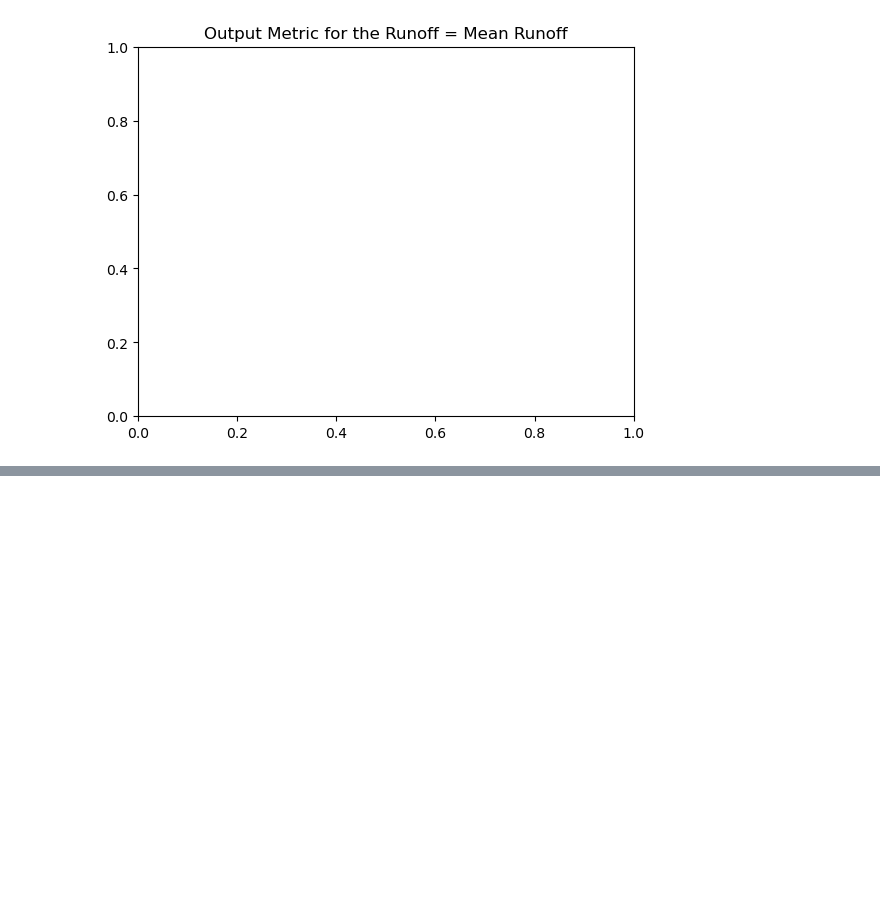
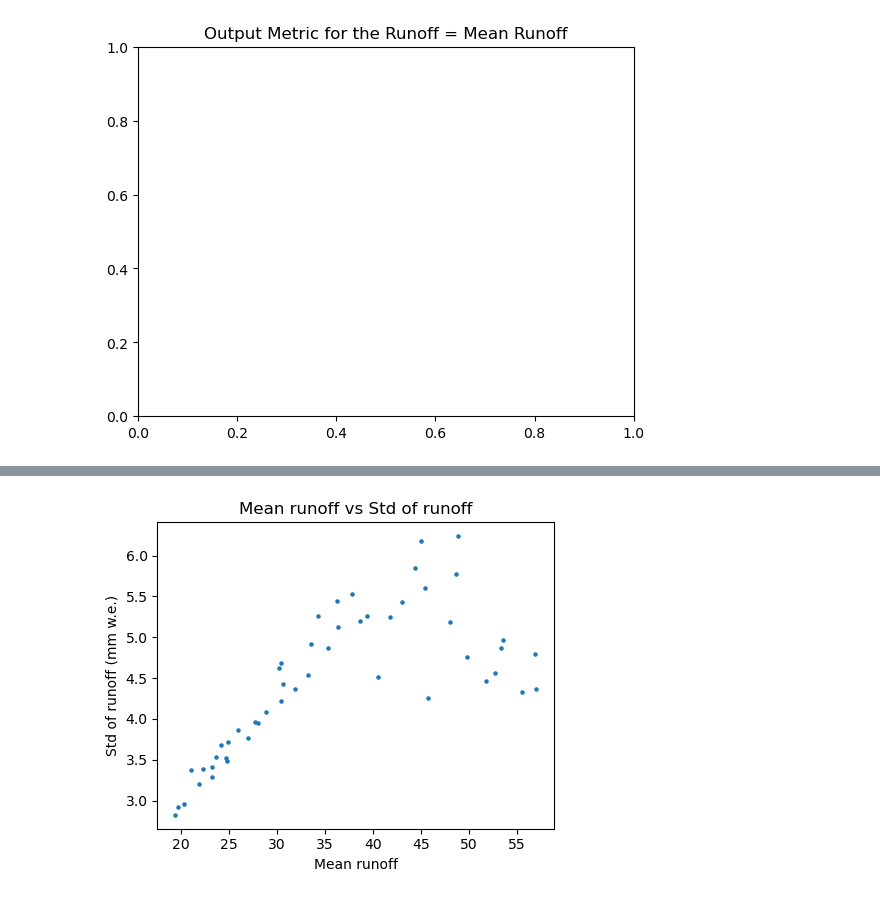
Before and after one commit to chloe-hancock/oggm, a Jupyter notebook: oggm/sandbox/notebooks/sensitvity_SAFE/safe_and_oggm_runoff.ipynb, the cells around one changed output, grey strips where cells are left out. Drawn from its saved outputs; the diff is of its cells as text; code cells hidden in the pictures; blank space fills up the shorter version.

Commit message:
Added the run_with_runoff functionality into the flowline.py file, added a new notebook for the updated workflow

```diff
--- a/oggm/sandbox/notebooks/sensitvity_SAFE/safe_and_oggm_runoff.ipynb
+++ b/oggm/sandbox/notebooks/sensitvity_SAFE/safe_and_oggm_runoff.ipynb
@@ -113,5 +123,6 @@ cfg.PARAMS['store_model_geometry'] = True
 # %%
 def run_with_runoff(sample_row,
+                    row_index,
                     gdir,
                     years=range(1979, 2020), # Observational data period for HEF, but can be changed to a different period if desired
                     init_model_yr=1901, # Was 1979
@@ -119,7 +130,8 @@ def run_with_runoff(sample_row,
                     min_ys=1901, # Was 1979
                     ref_area_yr=2004,
                     spinup_period=21,
-                    settings_filesuffix=''):
+                    settings_filesuffix='',
+                    csv_filepath='runoff_output.csv'):
 
     # TODO: Add docstring to this function, and also check how the settings_filesuffix is being used in the rest of the code and whether we need it here, add explanations for each parameter
 
@@ -180,4 +192,6 @@ def run_with_runoff(sample_row,
     # Convert them to megatonnes (instead of kg)
     runoff = df_runoff.sum(axis=1).to_numpy()
 
+    write_runoff_to_csv_file(csv_filepath, list(range(years[0]+spinup_period, years[-1]+1)), runoff, row_index)
+
     return np.array(runoff)
@@ -536,0 +688,31 @@ interactive(children=(Dropdown(description='metric', options=('Mean Runoff', 'St
+# %%
+X_labels = ['melt_f', 'prcp_fac', 'temp_bias']
+M = len(X_labels)
+cfg.PARAMS['error_when_glacier_reaches_boundaries'] = False
+gdir_hef.settings['error_when_glacier_reaches_boundaries'] = False # TODO- When more realistic, I assume we will not need this?
+distr_fun = st.uniform # Uniform distribution for all parameters
+x_min = np.array([1.5, 2.0, -0.1]) # Minimum values for each parameter
+x_max = np.array([3.0, 4.0, 0.1]) # Maximum values for each parameter
+# The default ranges error with the dynamic spinup, we need to reduce these ranges - ideally to something closer to the Hinteresfirner glacier to be able to complete a dynamic spinup
+distr_par = [np.nan] * M
+for i in range(M):
+    distr_par[i] = [x_min[i], x_max[i] - x_min[i]]
+
+samp_strat = 'lhs'
+
+N = 50 # Number of samples
+X = AAT_sampling(samp_strat, M, distr_fun, distr_par, N) # Generate the samples
+
+YY = runoff_execution(tasks.run_with_runoff,
+                 X, #All samples
+                 gdir_hef, # Hinteresfirner Glacier directory
+                 range(1979, 2020), # years
+                 1901, # Simulation start year - needs to be early enough to allow for spinup before the period we are interested in
+                 1901, # Was 1979
+                 1901, # Was 1979
+                 2004, # Reference area year - needs to be a year for which we have observed area data for the glacier, so we can use this to constrain the modelled glacier area during the spinup period
+                 21, # Spinup period in years (we are cutting this off, once the glacier has reached an equilibrium state, but this can be changed to a different period if desired)
+                 '',
+                 'runoff_output.csv',
+                 tasks.run_from_climate_data,
+                 MultipleFlowlineMassBalance)
@@ -536,0 +757,8 @@ interactive(children=(Dropdown(description='metric', options=('Mean Runoff', 'St
+# %%
+plt.figure(figsize=[13,4])
+plt.subplot(1,3,1), plt.scatter(YY[:,0], YY[:,1], s=5), plt.title('Mean runoff vs Std of runoff'), plt.xlabel('Mean runoff'), plt.ylabel('Std of runoff (mm w.e.)'),
+
+plt.tight_layout()
+plt.show()
+# %% [output]
+[figure, added]
```
Also changed, not shown: parts of 15 cells of this notebook, 4 other files.
